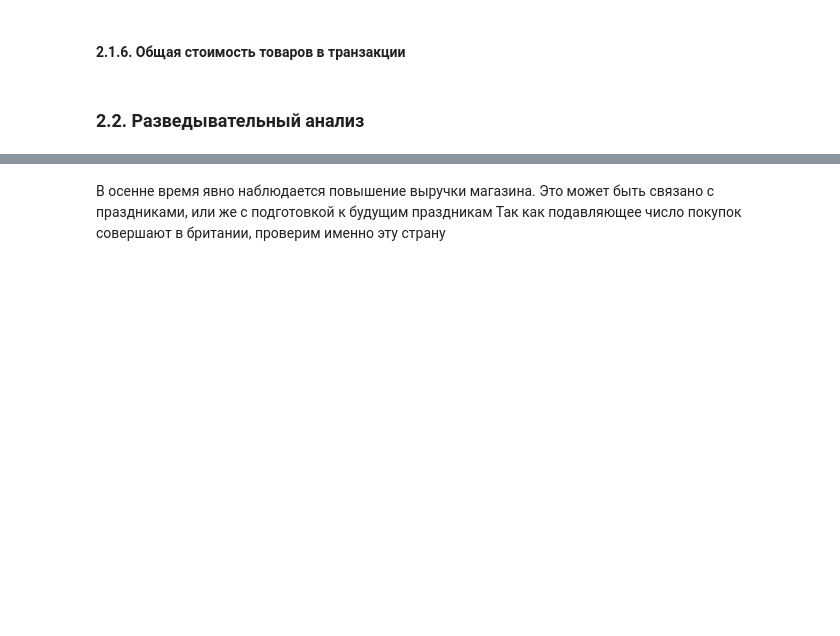
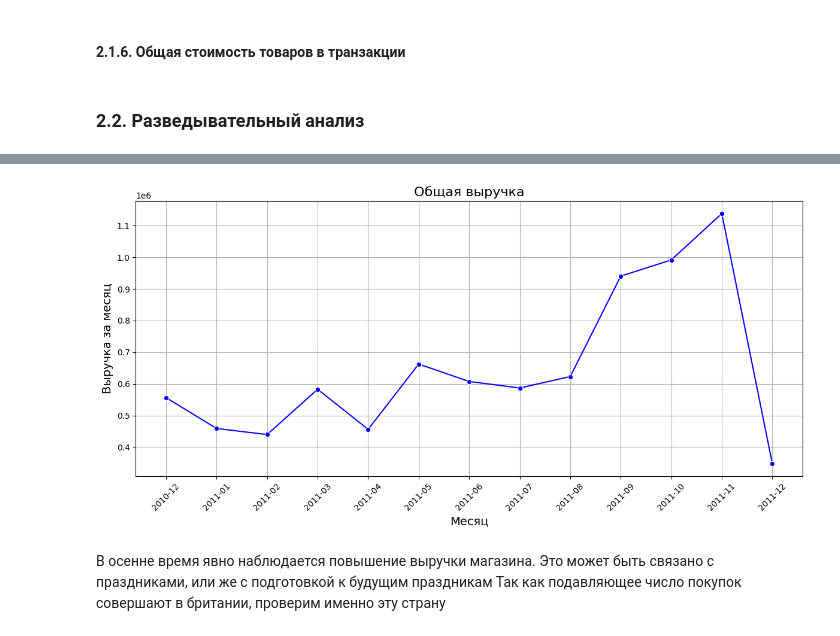
Before and after one commit to Bigilittle/CustomerSegmentation, a Jupyter notebook: ipynb/main.ipynb, the cells around one changed output, grey strips where cells are left out. Saved outputs shown, nothing was run; the diff lists cells and outputs as text; code cells hidden in the pictures; blank space fills up the shorter version.

```diff
--- a/ipynb/main.ipynb
+++ b/ipynb/main.ipynb
@@ -346,20 +292,22 @@ fig.update_layout(
 # %%
 data['month'] =  data['InvoiceDate'].dt.to_period('M').astype('str')
 sezon_data = data.groupby('month')['final_price'].sum().reset_index()
 
-fig = px.line(sezon_data,
-             x='month',
-             y='final_price',
-             labels={'month': 'Месяц',
-                     'final_price': 'Выручка за месяц'
-                     })
+plt.figure(figsize=(12, 6))
 
 
-fig.update_layout(
-    title='Общая выручка',
-    title_x=0.5,
-    showlegend=False
-)
+sns.lineplot(data=sezon_data, x='month', y='final_price', marker='o', color='b')
+
+plt.title('Общая выручка', fontsize=16)
+plt.xlabel('Месяц', fontsize=14)
+plt.ylabel('Выручка за месяц', fontsize=14)
+plt.xticks(rotation=45)
+plt.grid()
+plt.tight_layout()
+
+plt.show()
+# %% [output]
+[figure, added]
 # %% [markdown]
 В осенне время явно наблюдается повышение выручки магазина. Это может быть связано с праздниками, или же с подготовкой к будущим праздникам
 Так как подавляющее число покупок совершают в британии, проверим именно эту страну
```
Also changed, not shown: parts of 25 cells of this notebook, 1 other file.
